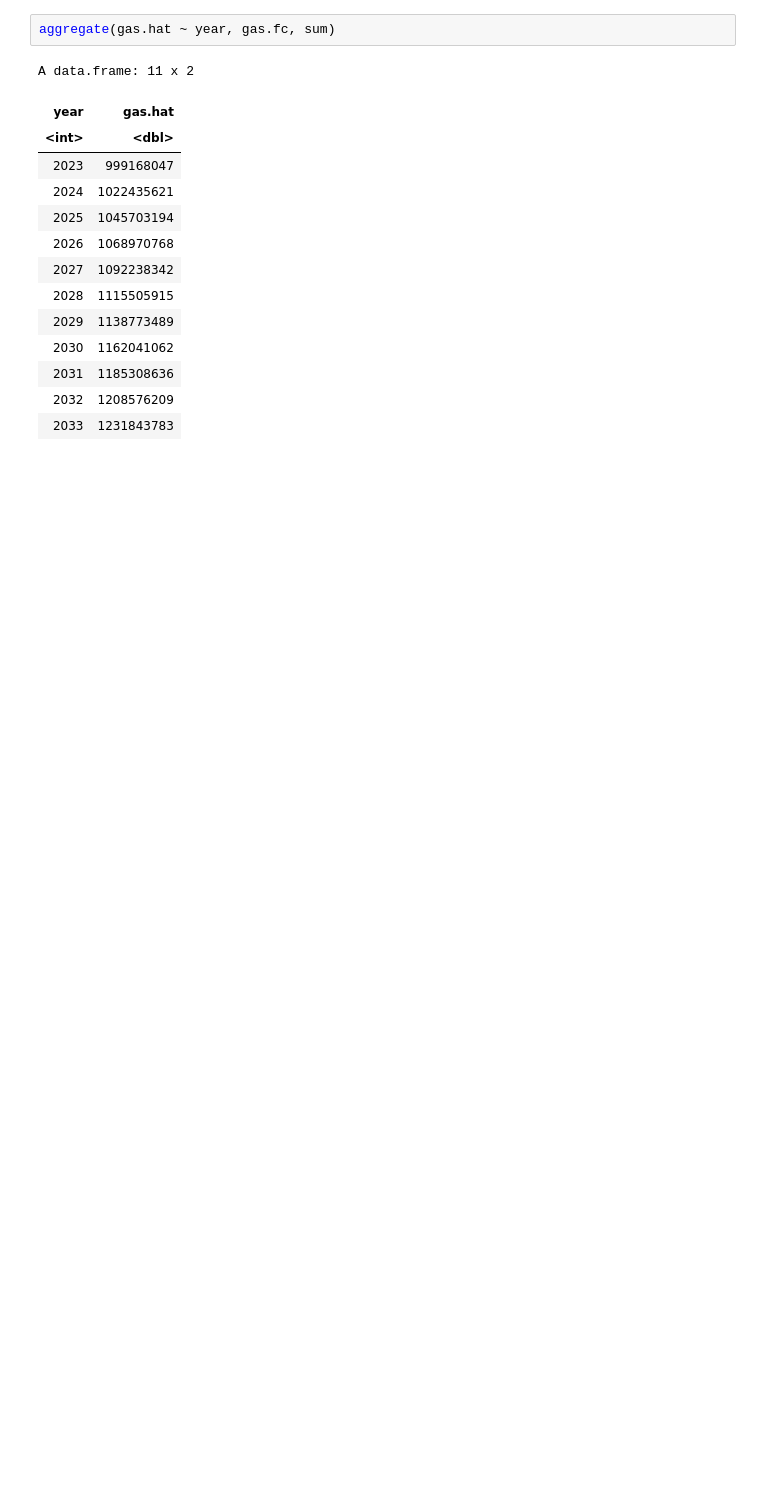
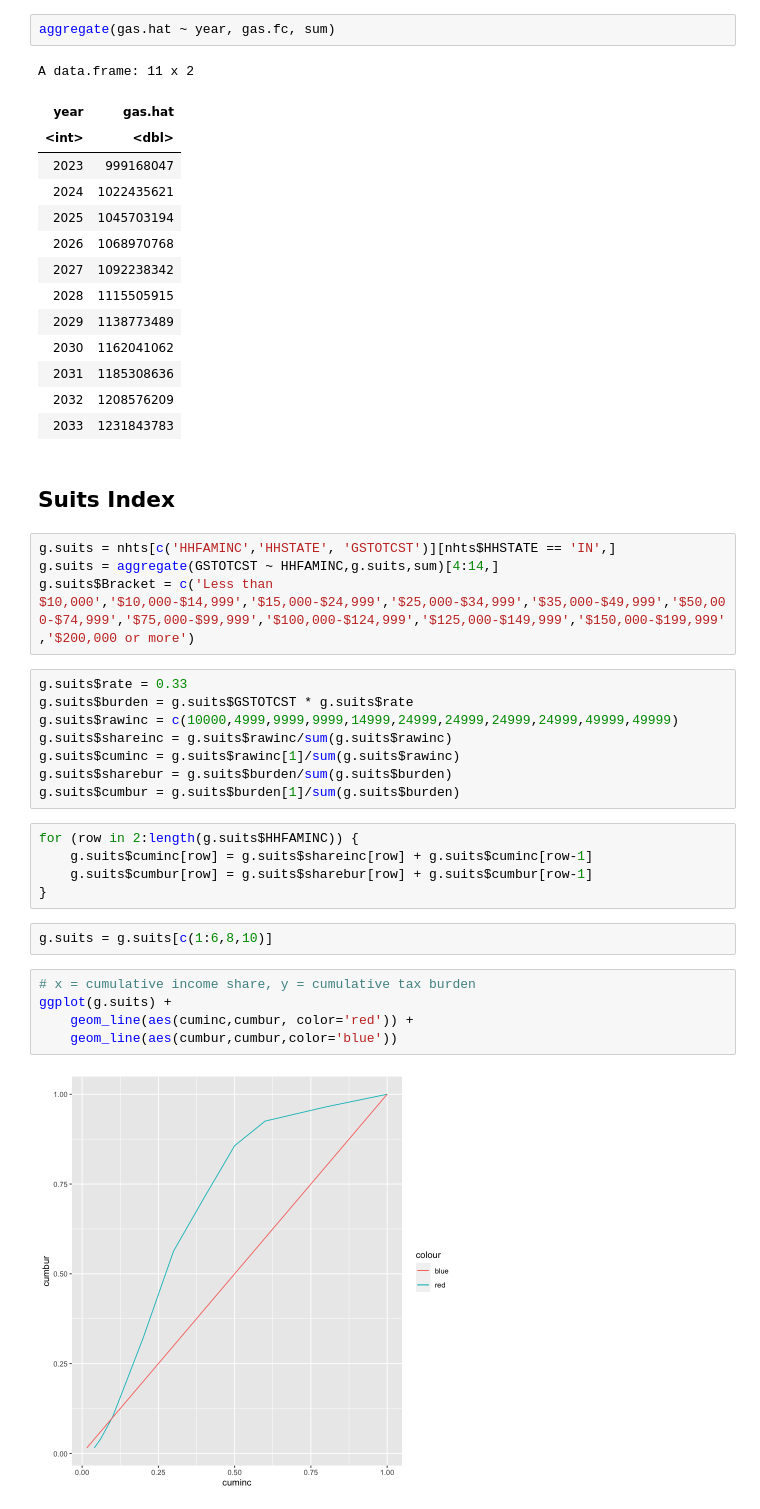
Before and after one commit to n-smalley/f606-Final-Project, a Jupyter notebook: analysis-r.ipynb, the cells around one changed output. Saved outputs shown, nothing was run; the diff lists cells and outputs as text; blank space fills up the shorter version.

```diff
--- a/forecasting-r.ipynb
+++ b/analysis-r.ipynb
@@ -131,3 +191,31 @@ A data.frame: 11 x 2
 | 2031 | 1185308636 |
 | 2032 | 1208576209 |
 | 2033 | 1231843783 |
+# %% [markdown]
+## Suits Index
+# %%
+g.suits = nhts[c('HHFAMINC','HHSTATE', 'GSTOTCST')][nhts$HHSTATE == 'IN',]
+g.suits = aggregate(GSTOTCST ~ HHFAMINC,g.suits,sum)[4:14,]
+g.suits$Bracket = c('Less than $10,000','$10,000-$14,999','$15,000-$24,999','$25,000-$34,999','$35,000-$49,999','$50,000-$74,999','$75,000-$99,999','$100,000-$124,999','$125,000-$149,999','$150,000-$199,999','$200,000 or more')
+# %%
+g.suits$rate = 0.33
+g.suits$burden = g.suits$GSTOTCST * g.suits$rate
+g.suits$rawinc = c(10000,4999,9999,9999,14999,24999,24999,24999,24999,49999,49999)
+g.suits$shareinc = g.suits$rawinc/sum(g.suits$rawinc)
+g.suits$cuminc = g.suits$rawinc[1]/sum(g.suits$rawinc)
+g.suits$sharebur = g.suits$burden/sum(g.suits$burden)
+g.suits$cumbur = g.suits$burden[1]/sum(g.suits$burden)
+# %%
+for (row in 2:length(g.suits$HHFAMINC)) {
+    g.suits$cuminc[row] = g.suits$shareinc[row] + g.suits$cuminc[row-1]
+    g.suits$cumbur[row] = g.suits$sharebur[row] + g.suits$cumbur[row-1]
+}
+# %%
+g.suits = g.suits[c(1:6,8,10)]
+# %%
+# x = cumulative income share, y = cumulative tax burden
+ggplot(g.suits) +
+    geom_line(aes(cuminc,cumbur, color='red')) +
+    geom_line(aes(cumbur,cumbur,color='blue'))
+# %% [output]
+[figure, added]
```
Also changed, not shown: parts of 10 cells of this notebook, 1 other file.
